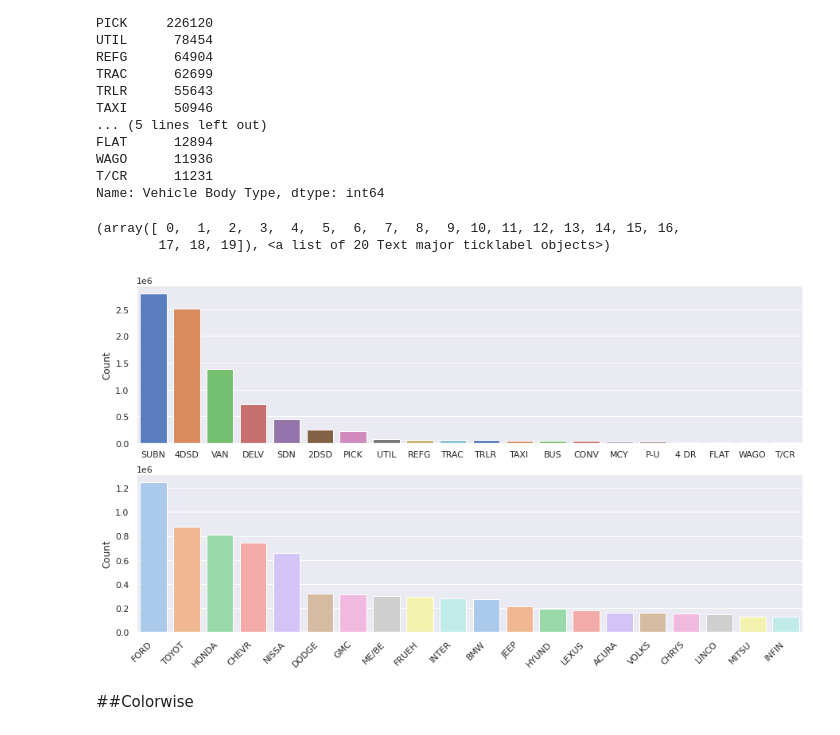
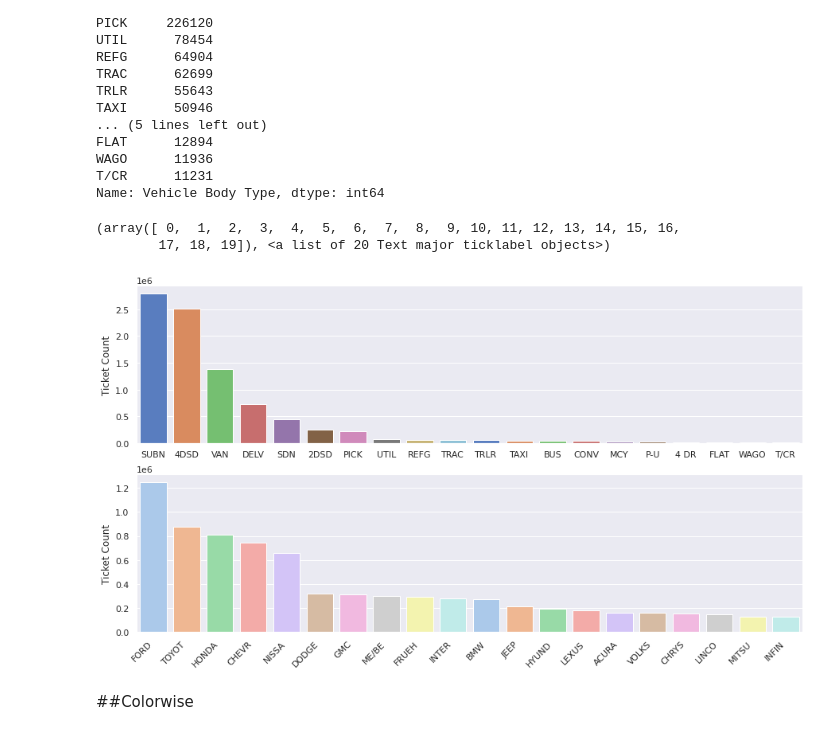
Before and after one commit to Amruta-Nadgouda/DataMiningProject, a Jupyter notebook: DM_Project_EDA.ipynb, the cells around one changed output. Cells and saved outputs as stored; diff of their text form; code cells hidden in the pictures.

```diff
--- a/DM_Project_EDA.ipynb
+++ b/DM_Project_EDA.ipynb
@@ -90,6 +90,7 @@ IN      49126
 NC      47117
 Name: Registration State, dtype: int64
 # %%
+sns.set()
 plt.figure(figsize=(10,8))
 sns.barplot(x = stateCount.index, y = stateCount.values, palette="Dark2")
 plt.title('Top 10 states ')
@@ -122,6 +123,7 @@ violationTime
 0941A    18307
 Name: Violation Time, dtype: int64
 # %%
+sns.set()
 plt.figure(figsize=(15,8))
 sns.barplot(x = violationTime.index, y = violationTime.values)
 plt.xticks(rotation=45, horizontalalignment='right')
@@ -229,18 +231,18 @@ Name: Vehicle Body Type, dtype: int64
 # %%
 sns.set()
 
 fig, (ax1,ax2) = plt.subplots(2, 1, figsize=(15, 8))
 sns.barplot(x = vehicleMakeType.index, y=vehicleMakeType.values, palette='muted',label="Vehicle Type", color="r", ax=ax1)
-ax1.set_ylabel('Count')
+ax1.set_ylabel('Ticket Count')
 plt.xticks(rotation=45, horizontalalignment='right')
 
 sns.barplot(x = carMake.index, y = carMake.values, palette='pastel', label="Car Make", color="b", ax=ax2)
-ax2.set_ylabel('Count')
+ax2.set_ylabel('Ticket Count')
 plt.xticks(rotation=45, horizontalalignment='right')
 # %% [output]
 (array([ 0,  1,  2,  3,  4,  5,  6,  7,  8,  9, 10, 11, 12, 13, 14, 15, 16,
         17, 18, 19]), <a list of 20 Text major ticklabel objects>)
-[figure, old version]
+[figure, new version]
 # %% [markdown]
 ##Colorwise
 # %%
```
Also changed, not shown: parts of 5 cells of this notebook.
